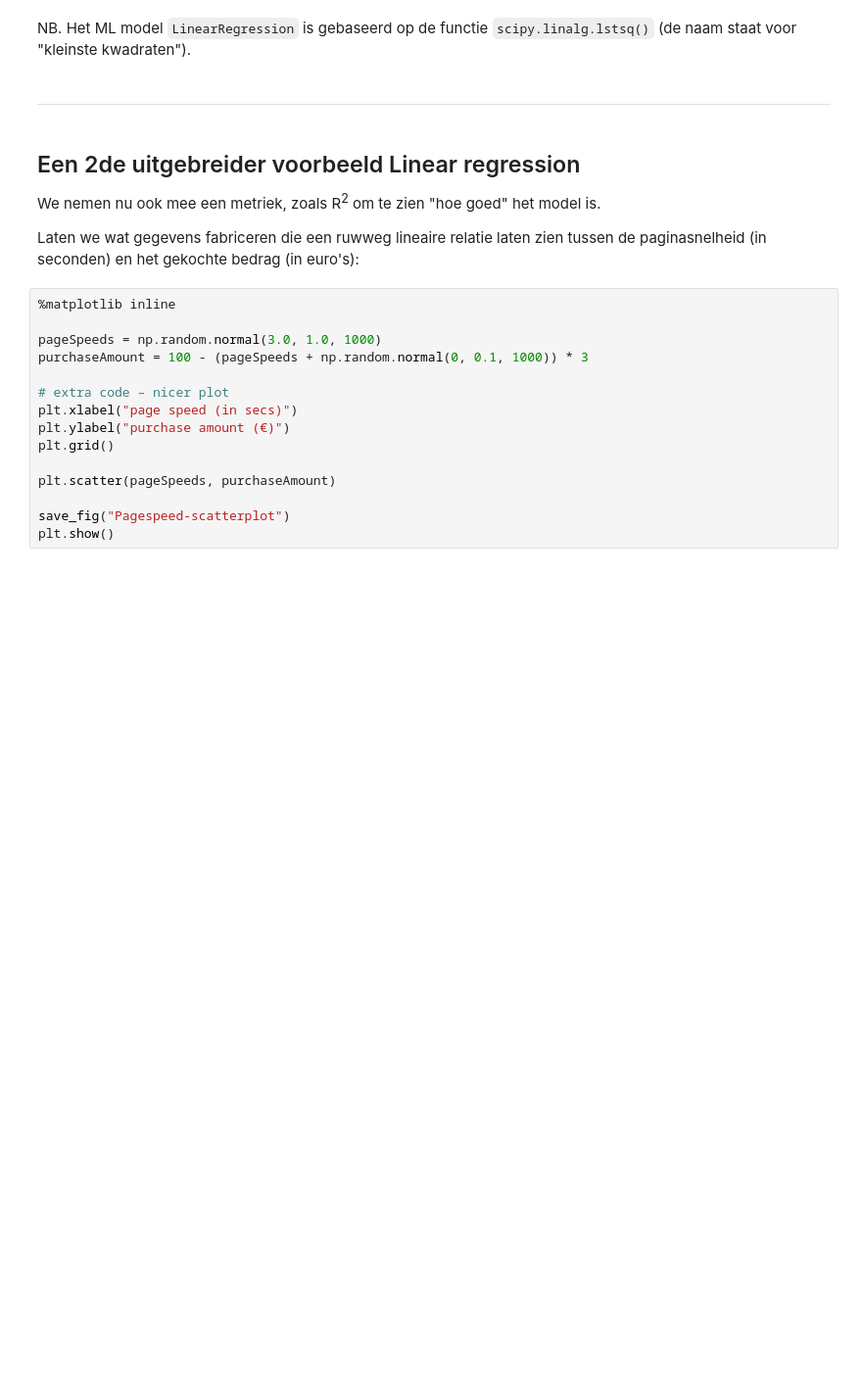
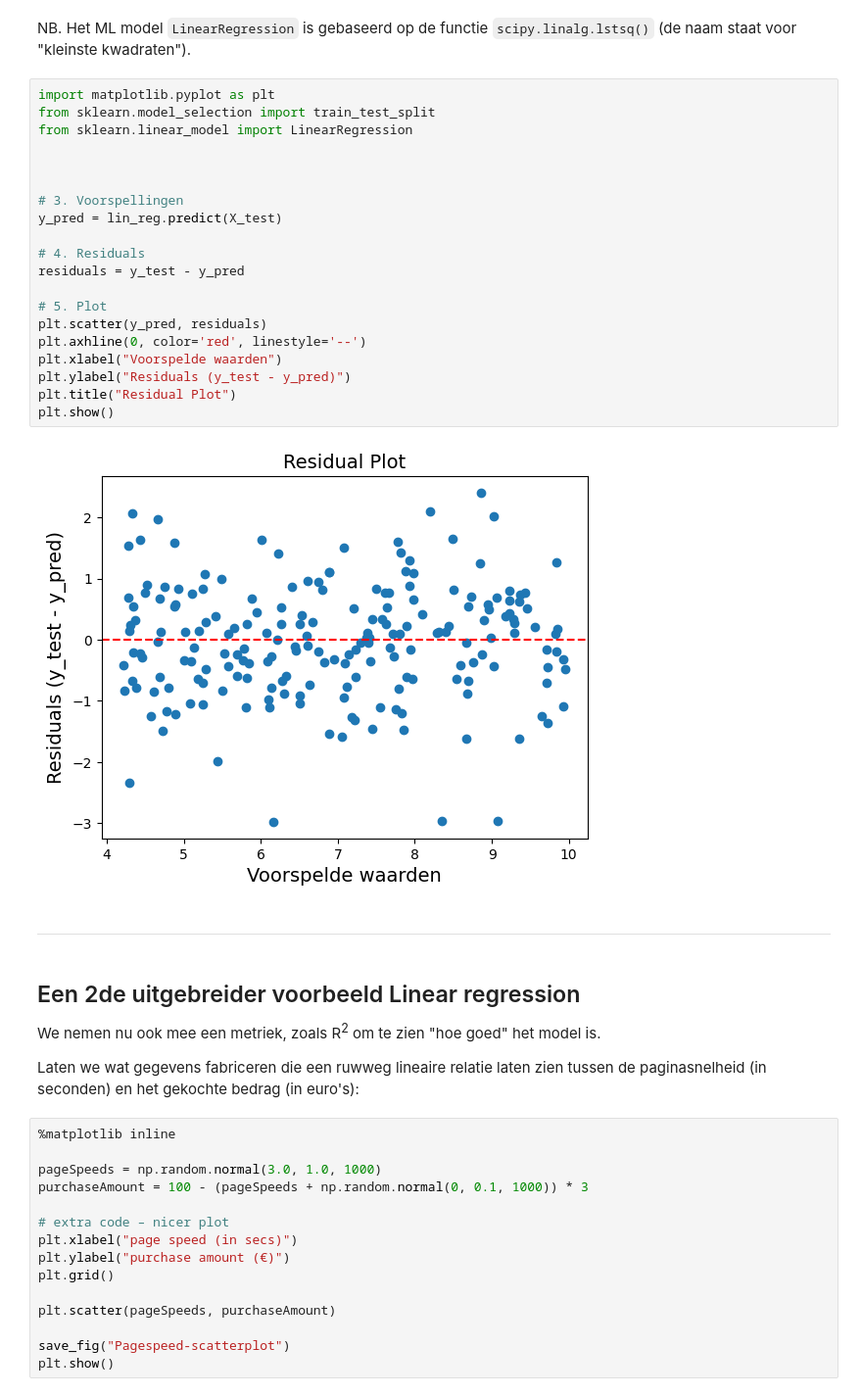
Before and after one commit to wchauwindesheim/Introduction-to-machine-learning, a Jupyter notebook: MCL01_werkcollege_3/03_01_linear_regression_R2.ipynb, the cells around one changed output. Shown: that part at 98% size. Cells and saved outputs as stored; diff of their text form; blank space fills up the shorter version.

```diff
--- a/MCL01_werkcollege_3/03_01_linear_regression_R2.ipynb
+++ b/MCL01_werkcollege_3/03_01_linear_regression_R2.ipynb
@@ -179,5 +184,27 @@ plt.show()
 # %% [markdown]
 NB. Het ML model `LinearRegression` is gebaseerd op de functie `scipy.linalg.lstsq()` (de naam staat voor "kleinste kwadraten").
+# %%
+import matplotlib.pyplot as plt
+from sklearn.model_selection import train_test_split
+from sklearn.linear_model import LinearRegression
+
+
+
+# 3. Voorspellingen
+y_pred = lin_reg.predict(X_test)
+
+# 4. Residuals
+residuals = y_test - y_pred
+
+# 5. Plot
+plt.scatter(y_pred, residuals)
+plt.axhline(0, color='red', linestyle='--')
+plt.xlabel("Voorspelde waarden")
+plt.ylabel("Residuals (y_test - y_pred)")
+plt.title("Residual Plot")
+plt.show()
+# %% [output]
+[figure, added]
 # %% [markdown]
 ---
 # %% [markdown]
```
Also changed, not shown: parts of 14 cells of this notebook, 2 other files.
